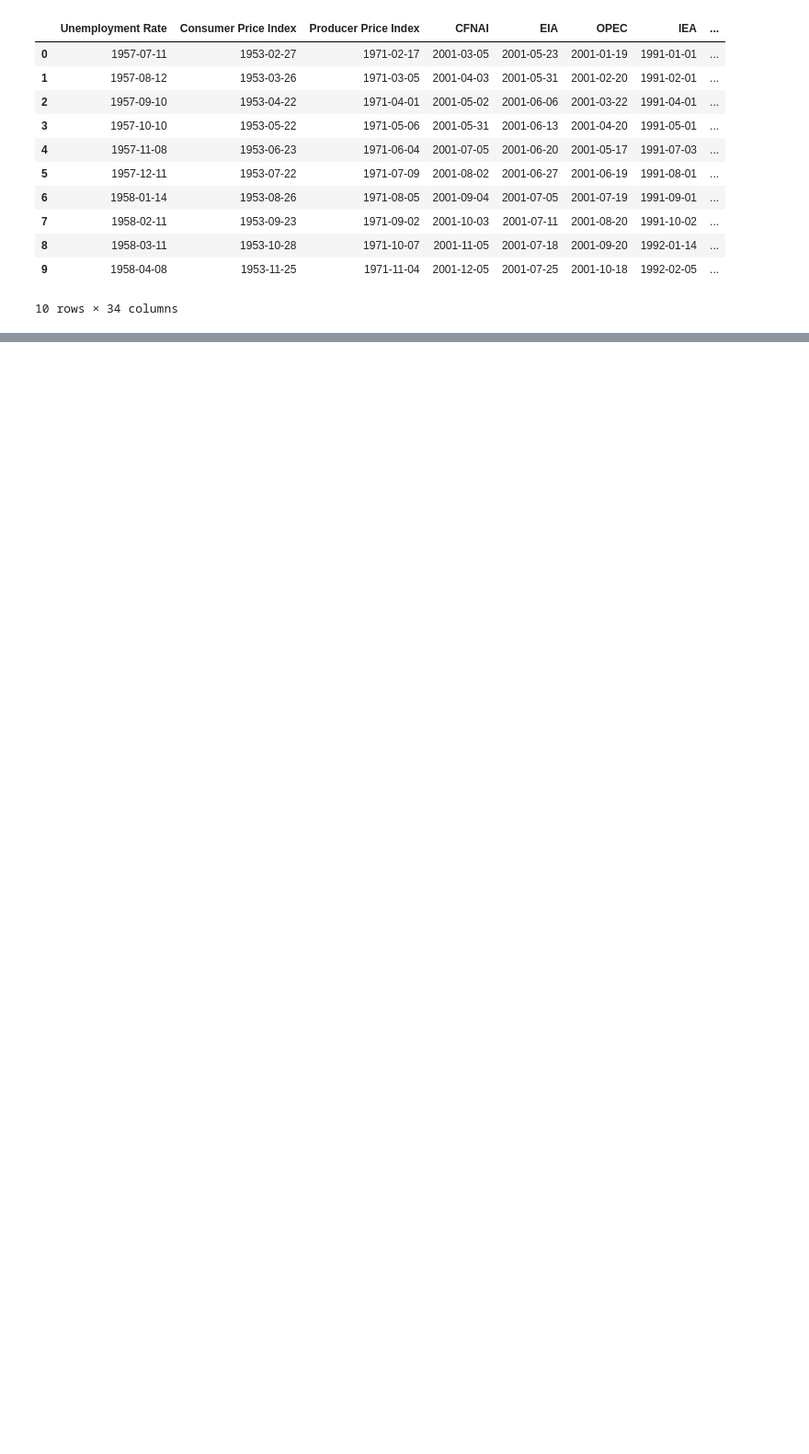
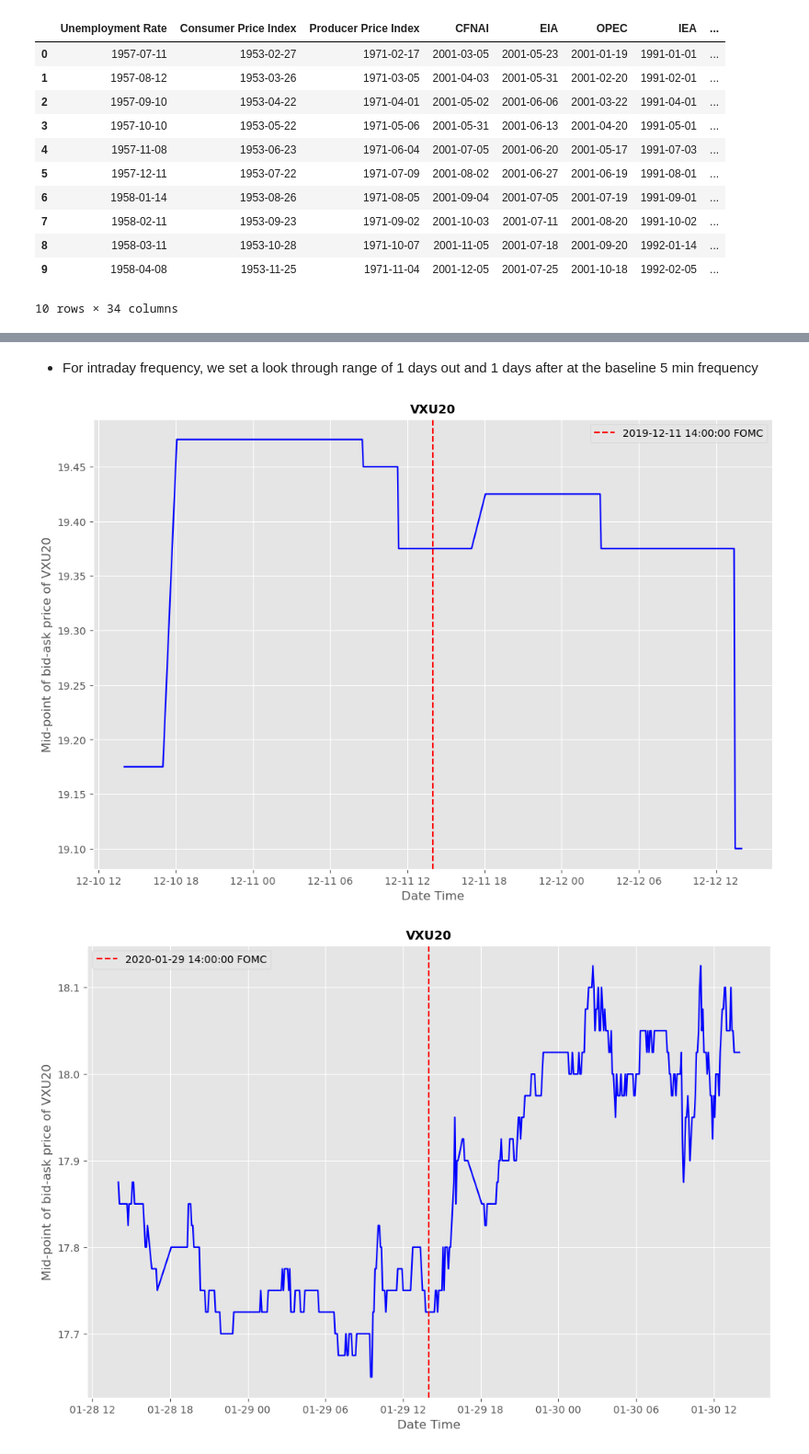
Before and after one commit to jczjc/vrp_vix, a Jupyter notebook: o2.ipynb, the cells around one changed output, grey strips where cells are left out. Shown at 92% size. Saved outputs shown, nothing was run; the diff lists cells and outputs as text; code cells hidden in the pictures; blank space fills up the shorter version.

```diff
--- a/o2.ipynb
+++ b/o2.ipynb
@@ -32,0 +71,9 @@ event_df.head(10)
+# %% [markdown]
+- For intraday frequency, we set a look through range of 1 days out and 1 days after at the baseline 5 min frequency
+# %%
+range_ = timedelta(days=1, hours=0, seconds=0)
+for event in filter_events('U20', event_df['New_FOMC']):
+    plt_contract_event("U20", event, range_)
+# %% [output]
+[figure, added]
+[figure, added]
```
Also changed, not shown: parts of 19 cells of this notebook, 3 other files.
